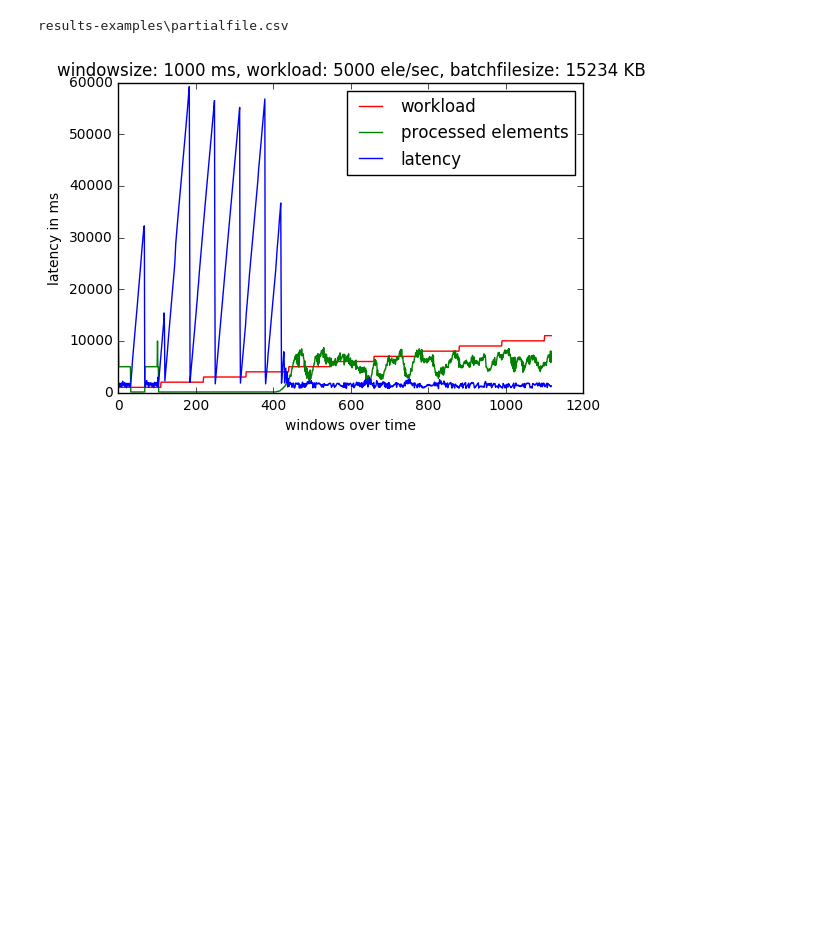
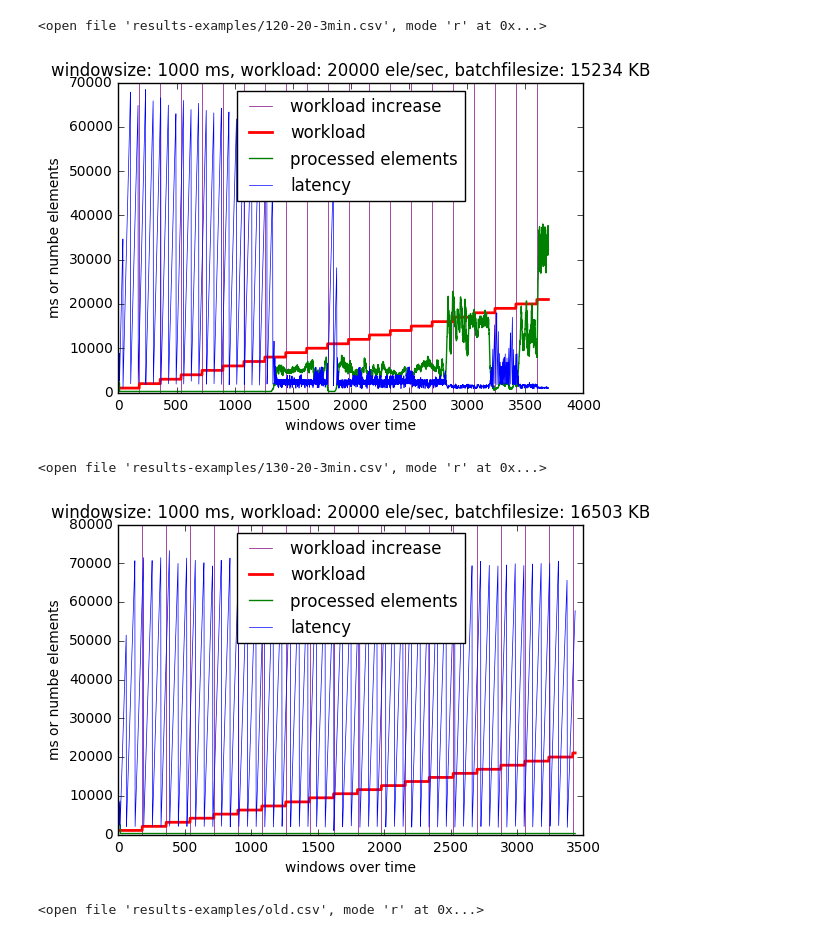
Before and after one commit to andresvivancov/hybrid-benchmark, a Jupyter notebook: spark/hybrid-benchmark-spark/src/main/resources/analysis.ipynb, the cells around one changed output. Cells and saved outputs as stored; diff of their text form; code cells hidden in the pictures; blank space fills up the shorter version.

```diff
--- a/spark/hybrid-benchmark-spark/src/main/resources/analysis.ipynb
+++ b/spark/hybrid-benchmark-spark/src/main/resources/analysis.ipynb
@@ -728,15 +692,16 @@ for file in glob.glob("results-examples\*"):
     r= read_csv(file,names = ["system","windowsize","batchfilesize", "workload","latency","th"
                               ,"numberelements"])
     #lim=250
-    y=r["numberelements"].values/6
+    y=r["numberelements"].values/2
 
     x=np.arange(0,len(y))
     #plt.scatter( x , y ,color="Blue",s=1,label="Spark")
 
 
+
     #max latencies
-    intervallsize=110
-    maxlat=10000
+    intervallsize=180
+    maxlat=20000
     size=len(y)
     numLoops=size/intervallsize
     start=maxlat/numLoops
@@ -744,7 +709,13 @@ for file in glob.glob("results-examples\*"):
     for i in range(0,size):
         maxRate[i]=start*(i/intervallsize+1)
 
-    plt.plot(x,maxRate,color="Red",label="workload")
+
+    #vertical line
+    plt.axvline(0,color="Purple",linewidth=0.5,label="workload increase")
+    for i in range(1,numLoops+1):
+        plt.axvline(intervallsize*i,color="Purple",linewidth=0.5)
+
+    plt.plot(x,maxRate,color="Red",label="workload",linewidth=2)
     #if(number==1):
     plt.plot(x,y,color="Green",label="processed elements")
     #if(number==2):
@@ -754,19 +725,26 @@ for file in glob.glob("results-examples\*"):
     plt.title(titlestring)
     plt.xlabel("windows over time")
     plt.ylabel("number of elements in window")
-    plt.legend()
-    #plt.ylim([0,450000])
+
+
+
+
     path='graphs/%selementsOverTime.png' %(number)
     number=number+1
     savefig(path)
     #plt.show()
-    plt.plot(x,r["latency"].values,color="Blue",label="latency")
+    plt.plot(x,r["latency"].values,color="Blue",label="latency",linewidth=0.5)
     plt.title(titlestring)
-    plt.legend()
+
     plt.xlabel("windows over time")
-    plt.ylabel("latency in ms")
+    plt.ylabel("ms or numbe elements")
     path='graphs/%selementsOverTime.png' %(number)
-    savefig(path)
+
+    plt.legend(loc='upper center')
+    #plt.ylim([0,25000])
+    #plt.xlim([0,5000])
+
+    #savefig(path)
     plt.show()
     #print(r["latency"].values[500:1000].mean())
 
@@ -789,6 +767,3 @@ for file in glob.glob("results-examples\*"):
     #number=number+1
     #plt.show()
 #savefig(path)
-# %% [output]
-results-examples\partialfile.csv
-[figure, removed]
@@ -794,0 +832,12 @@ results-examples\partialfile.csv
+# %%
+#plotRuntime(open("results-examples/2h-3min.csv"),180,20000,False)
+plotRuntime(open("results-examples/120-20-3min.csv"),180,20000,False)
+plotRuntime(open("results-examples/130-20-3min.csv"),180,20000,False)
+
+plotRuntime(open("results-examples/old.csv"),180,20000,False)
+# %% [output]
+<open file 'results-examples/120-20-3min.csv', mode 'r' at 0x...>
+[figure, added]
+<open file 'results-examples/130-20-3min.csv', mode 'r' at 0x...>
+[figure, added]
+<open file 'results-examples/old.csv', mode 'r' at 0x...>
```
Also changed, not shown: parts of 11 cells of this notebook, 45 other files.
